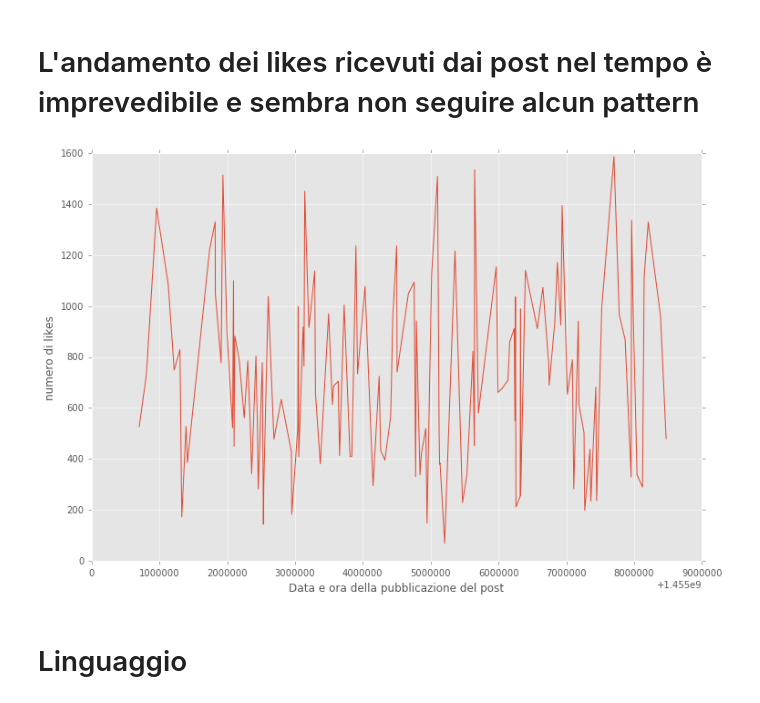
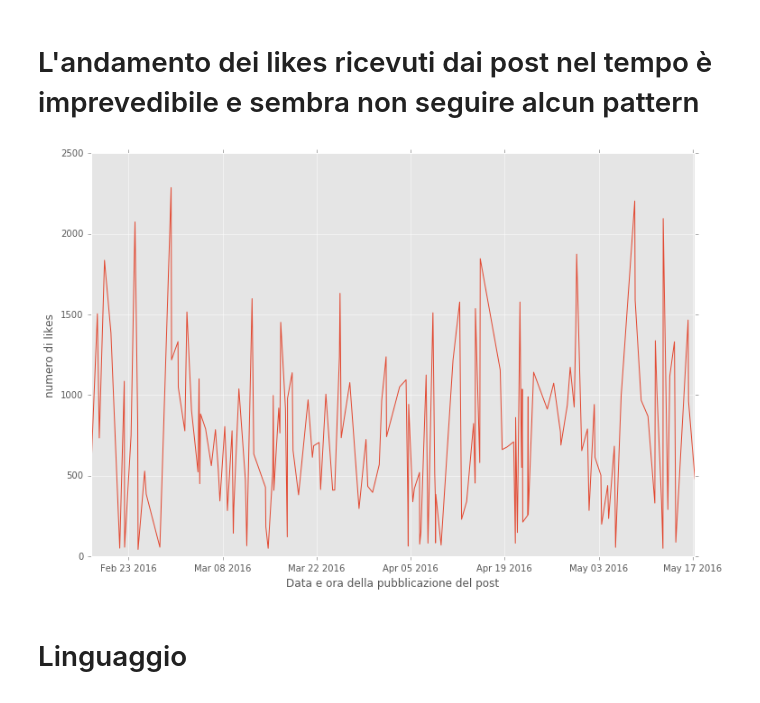
Before and after one commit to marcogoldin/data_science, a Jupyter notebook: mibact_facebook/MIBACT Facebook Fan Page - Post 17 feb - 17 maggio 2016.ipynb, the cells around one changed output. Saved outputs shown, nothing was run; the diff lists cells and outputs as text; code cells hidden in the pictures.

```diff
--- a/mibact_facebook/MIBACT Facebook Fan Page - Post 17 feb - 17 maggio 2016.ipynb
+++ b/mibact_facebook/MIBACT Facebook Fan Page - Post 17 feb - 17 maggio 2016.ipynb
@@ -9,13 +9,11 @@ pprint.pprint(sys.path)
 import pandas as pd
 import numpy as np
 from pandas import Series, DataFrame
-import pylab as pl
 import matplotlib.pyplot as plt
 from scipy import stats
 from collections import Counter
-%pylab inline
 %matplotlib inline
-matplotlib.style.use('ggplot')
+plt.style.use('ggplot')
 # %% [output]
 ['',
  '/home/inmediaref/anaconda3/lib/python35.zip',
@@ -42,7 +39,8 @@ plt.rcParams["figure.figsize"] = fig_size
 # %% [output]
 Current size: [6.0, 4.0]
 # %%
-mib_fb = pd.read_csv('https://raw.githubusercontent.com/marcogoldin/data_science/master/mibact_facebook/mibact_facebook_feb_mag_2016.csv',sep=';')
+mib_fb = pd.read_csv('https://raw.githubusercontent.com/marcogoldin/data_science/master/mibact_facebook/mibact_facebook_feb_mag_2016.csv',
+                     sep=';')
 # %%
 mib_fb.describe()
 # %% [output]
@@ -316,5 +357,4 @@ photoeng_boxplt = plt.boxplot(mib_fbphoto_engag, 0, 'rs', 0)
 # %%
-mib_photo_eng_norm = mib_photo.loc[mib_photo['engagement'] >= 185]
-mib_photo_eng_norm2 = mib_photo_eng_norm.loc[mib_photo_eng_norm['engagement'] <= 2153  ]
-print(mib_photo_eng_norm2.count())
+mib_photo_eng_norm = mib_photo.loc[mib_photo['engagement'] <= 3000]
+print(type(mib_photo_eng_norm))
 # %% [output]
@@ -430,16 +474,16 @@ Index(['﻿ord', 'post_type', 'by', 'post_message', 'picture', 'link',
 # %% [markdown]
 # L'andamento dei likes ricevuti dai post nel tempo è imprevedibile e sembra non seguire alcun pattern
 # %%
-x = mib_photo_eng_norm2['post_published_unix']
-y = mib_photo_eng_norm2['likes']
+x = pd.to_datetime(mib_photo_eng_norm['post_published'])
+y = mib_photo_eng_norm['likes']
 
 plt.xlabel('Data e ora della pubblicazione del post')
 plt.ylabel('numero di likes')
 
 plt.plot(x,y,label='Andamento dei like in base al momento della condivisione')
 plt.show()
 # %% [output]
-[figure, old version]
+[figure, new version]
 # %% [markdown]
 # Linguaggio
 # %%
```
Also changed, not shown: parts of 40 cells of this notebook.
